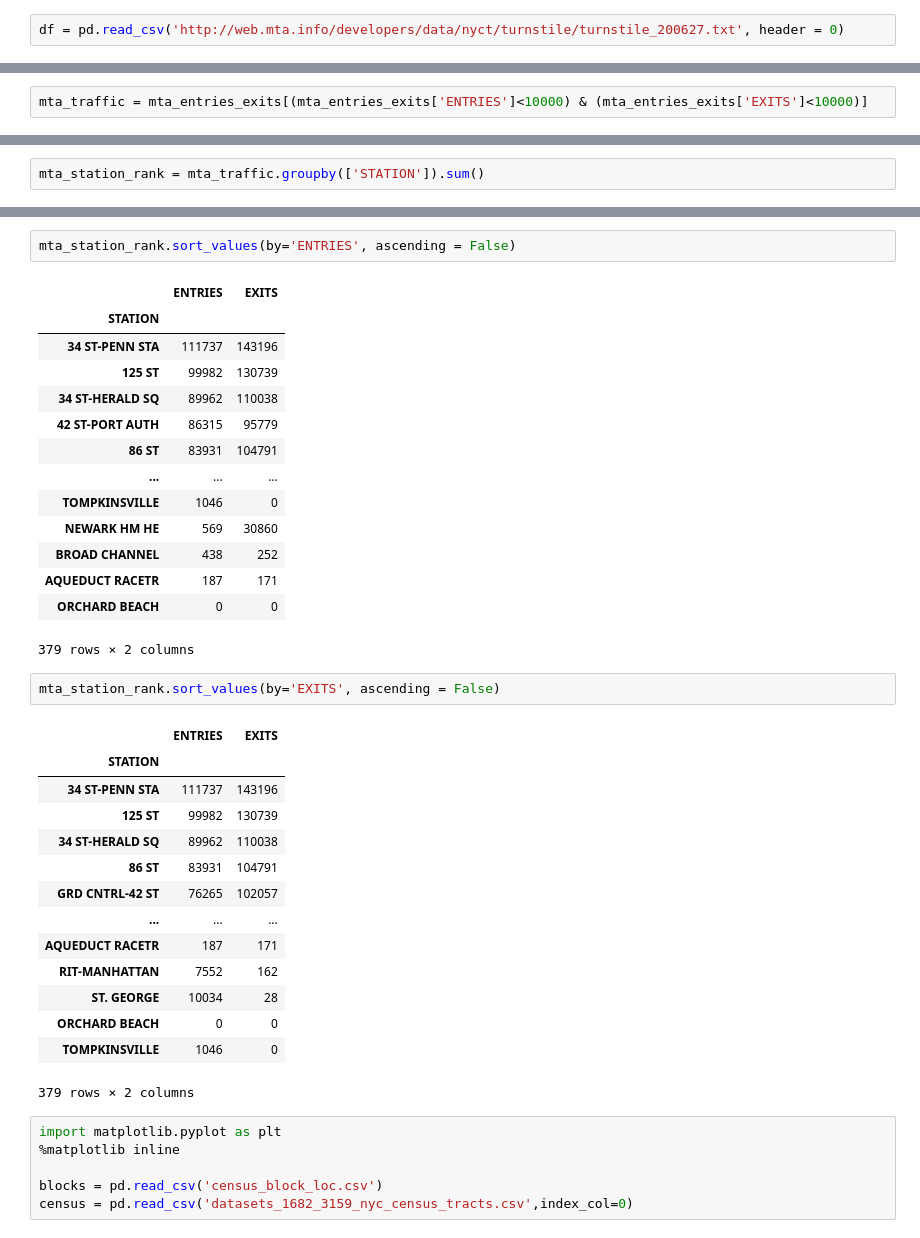
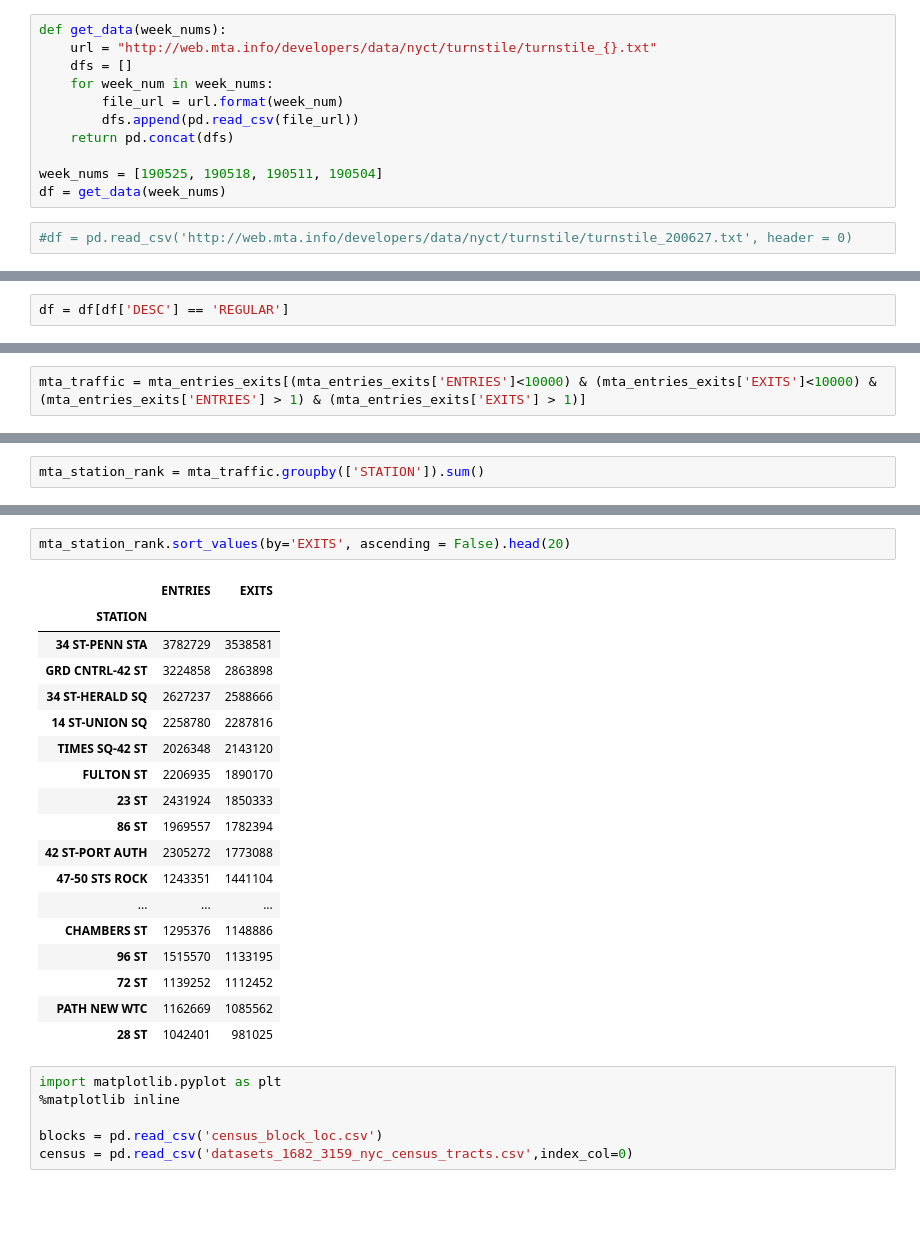
Before and after one commit to er-arcadio/Project1_2020_metis, a Jupyter notebook: Project 1 Draft.ipynb, the cells around one changed output, grey strips where cells are left out. Saved outputs shown, nothing was run; the diff lists cells and outputs as text; blank space fills up the shorter version.

```diff
--- a/Project 1 Draft.ipynb
+++ b/Project 1 Draft.ipynb
@@ -4,5 +6,16 @@ import numpy as np
+# %%
+def get_data(week_nums):
+    url = "http://web.mta.info/developers/data/nyct/turnstile/turnstile_{}.txt"
+    dfs = []
+    for week_num in week_nums:
+        file_url = url.format(week_num)
+        dfs.append(pd.read_csv(file_url))
+    return pd.concat(dfs)
+
+week_nums = [190525, 190518, 190511, 190504]
+df = get_data(week_nums)
 # %%
-df = pd.read_csv('http://web.mta.info/developers/data/nyct/turnstile/turnstile_200627.txt', header = 0)
+#df = pd.read_csv('http://web.mta.info/developers/data/nyct/turnstile/turnstile_200627.txt', header = 0)
 # %%
 df.rename(columns={'EXITS                                                               ':'EXITS'}, inplace=True)
 # %%
@@ -28,3 +25,5 @@ df
+# %%
+df = df[df['DESC'] == 'REGULAR']
 # %%
 ## gets the count of entries and exits by using max counter - min counter per day per turnstile
 mta_entries = df.groupby(['STATION','C/A','UNIT','SCP','DATE']).ENTRIES.max() - df.groupby(['STATION','C/A','UNIT','SCP','DATE']).ENTRIES.min()
@@ -45,5 +59,5 @@ mta_entries_exits.EXITS.quantile(.9996)
 # %%
-mta_traffic = mta_entries_exits[(mta_entries_exits['ENTRIES']<10000) & (mta_entries_exits['EXITS']<10000)]
+mta_traffic = mta_entries_exits[(mta_entries_exits['ENTRIES']<10000) & (mta_entries_exits['EXITS']<10000) & (mta_entries_exits['ENTRIES'] > 1) & (mta_entries_exits['EXITS'] > 1)]
 # %%
 mta_traffic
 # %% [output]
@@ -65,37 +136,24 @@ mta_station_rank = mta_traffic.groupby(['STATION']).sum()
 # %%
-mta_station_rank.sort_values(by='ENTRIES', ascending = False)
+mta_station_rank.sort_values(by='EXITS', ascending = False).head(20)
 # %% [output]
 |  | ENTRIES | EXITS |
 | STATION |  |  |
-| 34 ST-PENN STA | 111737 | 143196 |
-| 125 ST | 99982 | 130739 |
-| 34 ST-HERALD SQ | 89962 | 110038 |
-| 42 ST-PORT AUTH | 86315 | 95779 |
-| 86 ST | 83931 | 104791 |
+| 34 ST-PENN STA | 3782729 | 3538581 |
+| GRD CNTRL-42 ST | 3224858 | 2863898 |
+| 34 ST-HERALD SQ | 2627237 | 2588666 |
+| 14 ST-UNION SQ | 2258780 | 2287816 |
+| TIMES SQ-42 ST | 2026348 | 2143120 |
+| FULTON ST | 2206935 | 1890170 |
+| 23 ST | 2431924 | 1850333 |
+| 86 ST | 1969557 | 1782394 |
+| 42 ST-PORT AUTH | 2305272 | 1773088 |
+| 47-50 STS ROCK | 1243351 | 1441104 |
 | ... | ... | ... |
-| TOMPKINSVILLE | 1046 | 0 |
-| NEWARK HM HE | 569 | 30860 |
-| BROAD CHANNEL | 438 | 252 |
-| AQUEDUCT RACETR | 187 | 171 |
-| ORCHARD BEACH | 0 | 0 |
+| CHAMBERS ST | 1295376 | 1148886 |
+| 96 ST | 1515570 | 1133195 |
+| 72 ST | 1139252 | 1112452 |
+| PATH NEW WTC | 1162669 | 1085562 |
+| 28 ST | 1042401 | 981025 |
-379 rows × 2 columns
-# %%
-mta_station_rank.sort_values(by='EXITS', ascending = False)
-# %% [output]
-|  | ENTRIES | EXITS |
-| STATION |  |  |
-| 34 ST-PENN STA | 111737 | 143196 |
-| 125 ST | 99982 | 130739 |
-| 34 ST-HERALD SQ | 89962 | 110038 |
-| 86 ST | 83931 | 104791 |
-| GRD CNTRL-42 ST | 76265 | 102057 |
-| ... | ... | ... |
-| AQUEDUCT RACETR | 187 | 171 |
-| RIT-MANHATTAN | 7552 | 162 |
-| ST. GEORGE | 10034 | 28 |
-| ORCHARD BEACH | 0 | 0 |
-| TOMPKINSVILLE | 1046 | 0 |
-379 rows × 2 columns
 # %%
 import matplotlib.pyplot as plt
 %matplotlib inline
```
Also changed, not shown: parts of 13 cells of this notebook.
